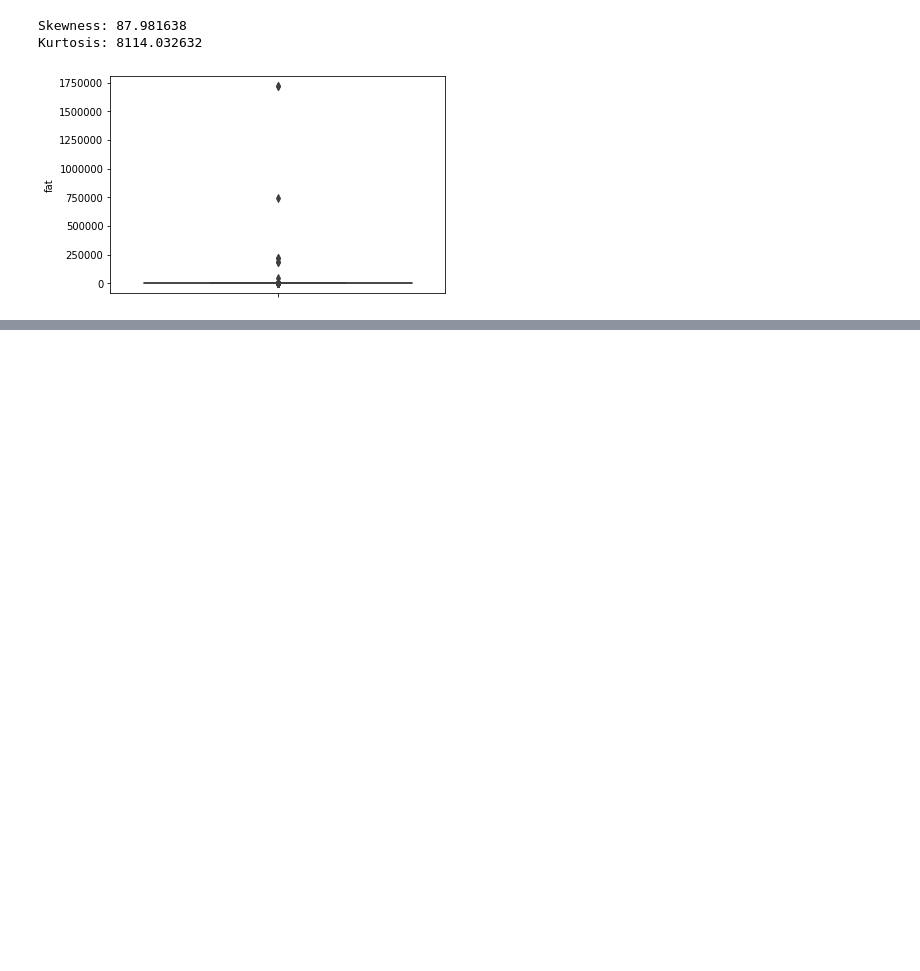
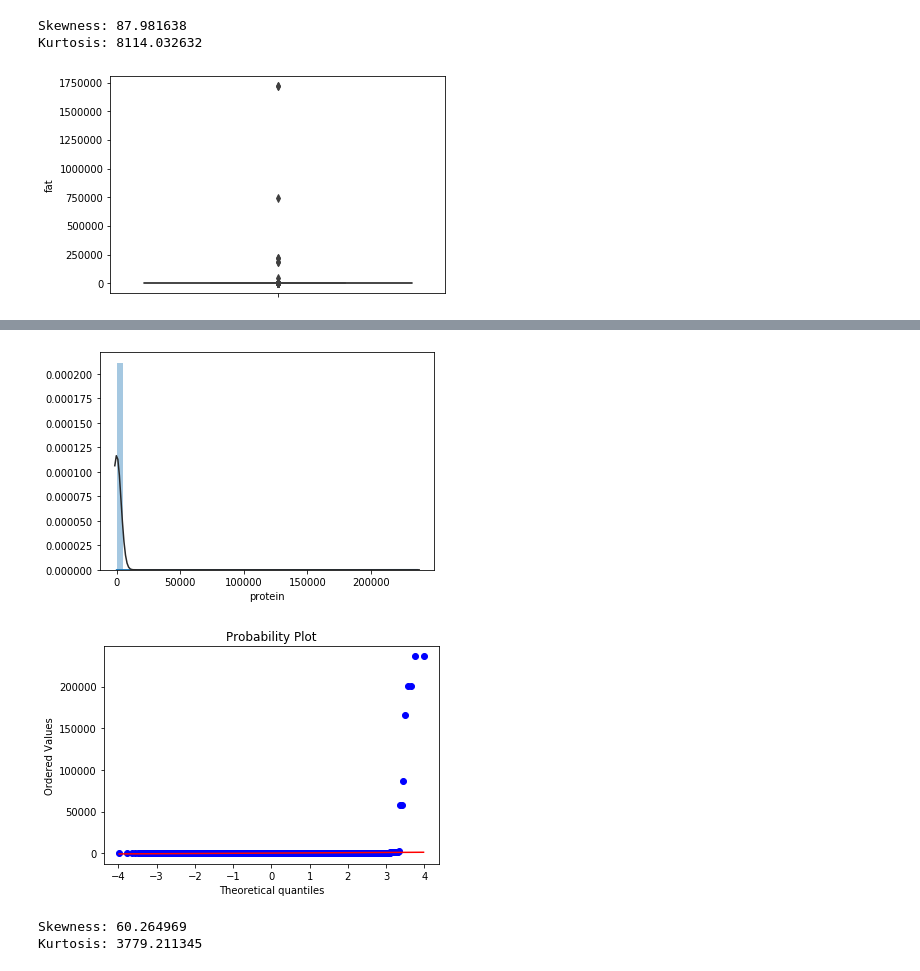
Before and after one commit to raphalencar/epicurious_data_analysis, a Jupyter notebook: Epicurious Data Analysis.ipynb, the cells around one changed output, grey strips where cells are left out. Cells and saved outputs as stored; diff of their text form; code cells hidden in the pictures; blank space fills up the shorter version.

```diff
--- a/Epicurious Data Analysis.ipynb
+++ b/Epicurious Data Analysis.ipynb
@@ -286,0 +356,3 @@ Name: fat, dtype: float64
+# %%
+data['protein'].fillna(data['protein'].median(), inplace=True)
+show_filling_factor(data)
@@ -286,0 +368,12 @@ Name: fat, dtype: float64
+# %%
+create_hist_prob_plot(data['protein'])
+# %% [output]
+[figure, added]
+[figure, added]
+# %%
+# skewness and kurtosis
+print("Skewness: %f" % data['protein'].skew())
+print("Kurtosis: %f" % data['protein'].kurt())
+# %% [output]
+Skewness: 60.264969
+Kurtosis: 3779.211345
```
Also changed, not shown: parts of 43 cells of this notebook.
